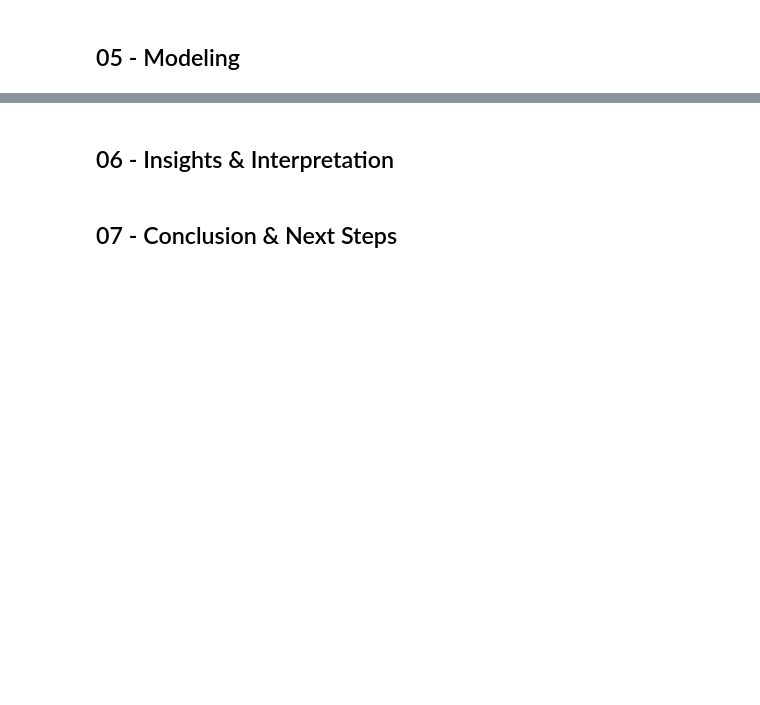
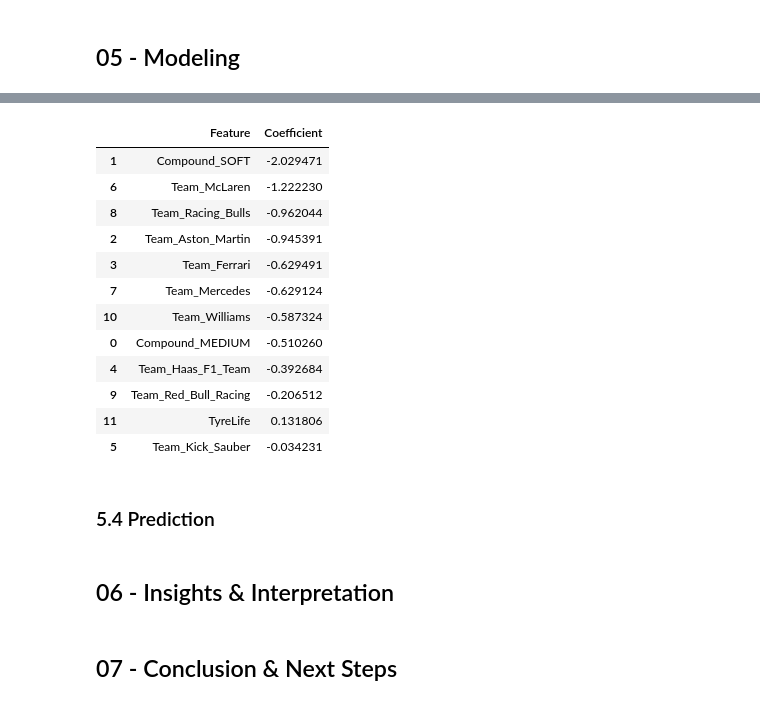
Before and after one commit to hai-henry/f1-midlap-predictor, a Jupyter notebook: notebooks/midlap-predictor.ipynb, the cells around one changed output, grey strips where cells are left out. Drawn from its saved outputs; the diff is of its cells as text; code cells hidden in the pictures; blank space fills up the shorter version.

```diff
--- a/notebooks/midlap-predictor.ipynb
+++ b/notebooks/midlap-predictor.ipynb
@@ -567,0 +583,5 @@ Transformed feature shape: (393, 12)
+# %%
+from sklearn.model_selection import train_test_split
+
+# Split the data into training and testing sets (80% train, 20% test)
+X_train, X_test, y_train, y_test = train_test_split(X, y, test_size = 0.2, random_state = 42)
@@ -568,3 +590,43 @@ Transformed feature shape: (393, 12)
+# %%
+from sklearn.linear_model import LinearRegression
+
+model = LinearRegression()
+model.fit(X_train, y_train) # Fit the model to the training data
+
+b = model.intercept_ # Get the intercept
+w = model.coef_ # Get the coefficients
+
+print("Intercept (b):", b) # Baseline LapTime
+print("Coefficients (w):", w) # Weights for each feature (dropped Hard and Team_Alpine )
+# %%
+coef_df = pd.DataFrame({
+    "Feature": X_train.columns,
+    "Coefficient": model.coef_
+})
+
+# Sort by magnitude of coefficients (greatest impact on LapTime)
+coef_df = coef_df.reindex(coef_df.Coefficient
+                          .abs()
+                          .sort_values(ascending = False)
+                          .index)
+
+display(coef_df)
+# %% [output]
+|  | Feature | Coefficient |
+| 1 | Compound_SOFT | -2.029471 |
+| 6 | Team_McLaren | -1.222230 |
+| 8 | Team_Racing_Bulls | -0.962044 |
+| 2 | Team_Aston_Martin | -0.945391 |
+| 3 | Team_Ferrari | -0.629491 |
+| 7 | Team_Mercedes | -0.629124 |
+| 10 | Team_Williams | -0.587324 |
+| 0 | Compound_MEDIUM | -0.510260 |
+| 4 | Team_Haas_F1_Team | -0.392684 |
+| 9 | Team_Red_Bull_Racing | -0.206512 |
+| 11 | TyreLife | 0.131806 |
+| 5 | Team_Kick_Sauber | -0.034231 |
+# %% [markdown]
+### 5.4 Prediction
 # %% [markdown]
 ## 06 - Insights & Interpretation
 # %% [markdown]
```
Also changed, not shown: parts of 13 cells of this notebook.
